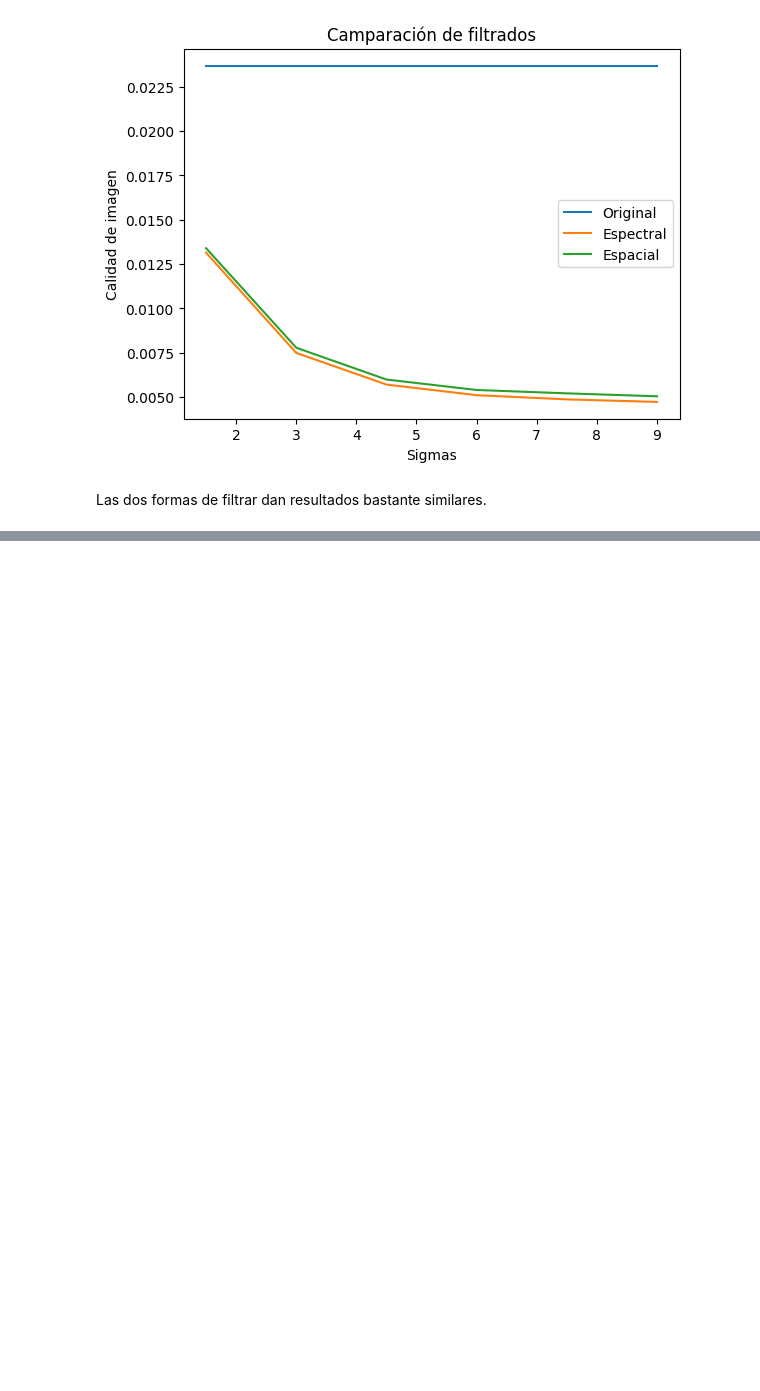
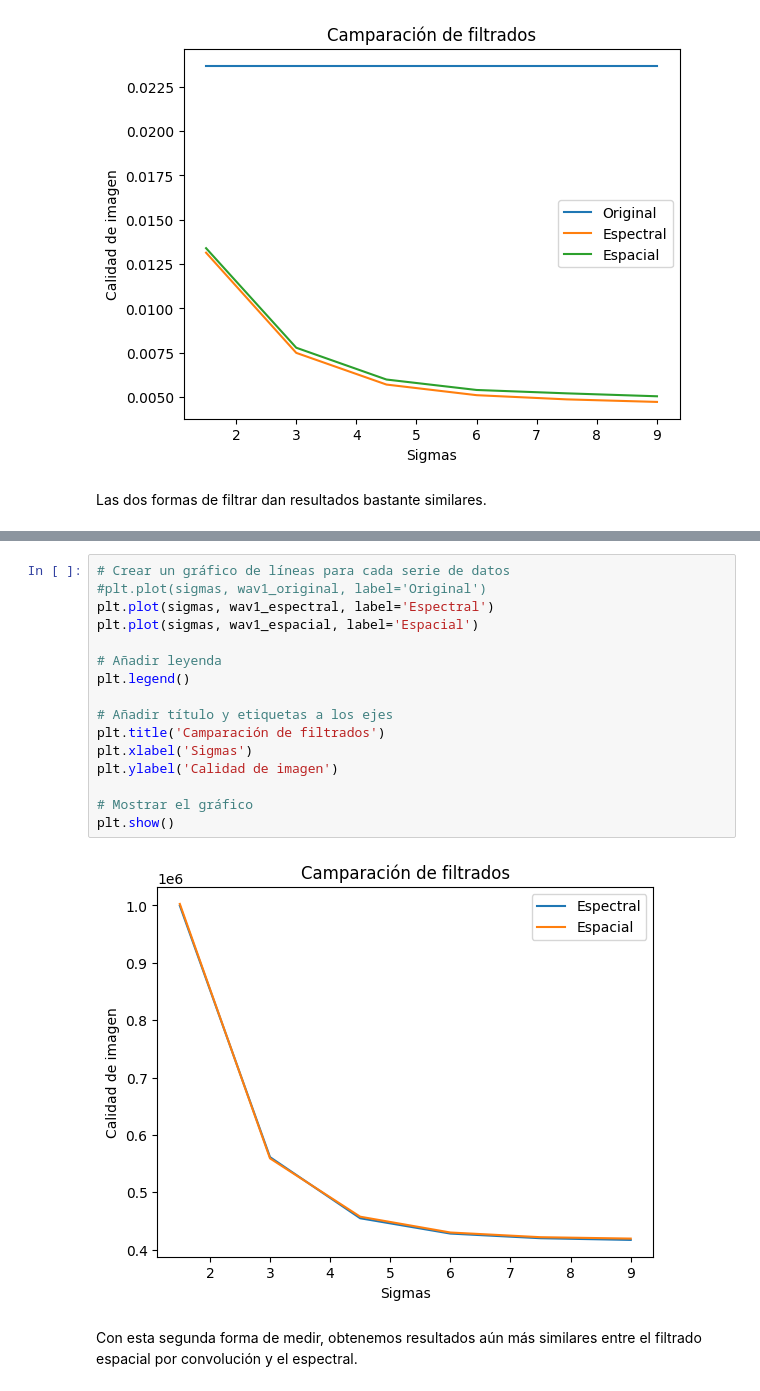
Before and after one commit to JossySoo/Vision_Computadora_I_Ejercicios, a Jupyter notebook: TP2/TP_2.ipynb, the cells around one changed output, grey strips where cells are left out. Saved outputs shown, nothing was run; the diff lists cells and outputs as text; blank space fills up the shorter version.

```diff
--- a/TP2/TP_2.ipynb
+++ b/TP2/TP_2.ipynb
@@ -138,0 +194,20 @@ Las dos formas de filtrar dan resultados bastante similares.
+# %%
+# Crear un gráfico de líneas para cada serie de datos
+#plt.plot(sigmas, wav1_original, label='Original')
+plt.plot(sigmas, wav1_espectral, label='Espectral')
+plt.plot(sigmas, wav1_espacial, label='Espacial')
+
+# Añadir leyenda
+plt.legend()
+
+# Añadir título y etiquetas a los ejes
+plt.title('Camparación de filtrados')
+plt.xlabel('Sigmas')
+plt.ylabel('Calidad de imagen')
+
+# Mostrar el gráfico
+plt.show()
+# %% [output]
+[figure, added]
+# %% [markdown]
+Con esta segunda forma de medir, obtenemos resultados aún más similares entre el filtrado espacial por convolución y el espectral.
```
Also changed, not shown: parts of 6 cells of this notebook, 2 other files.
